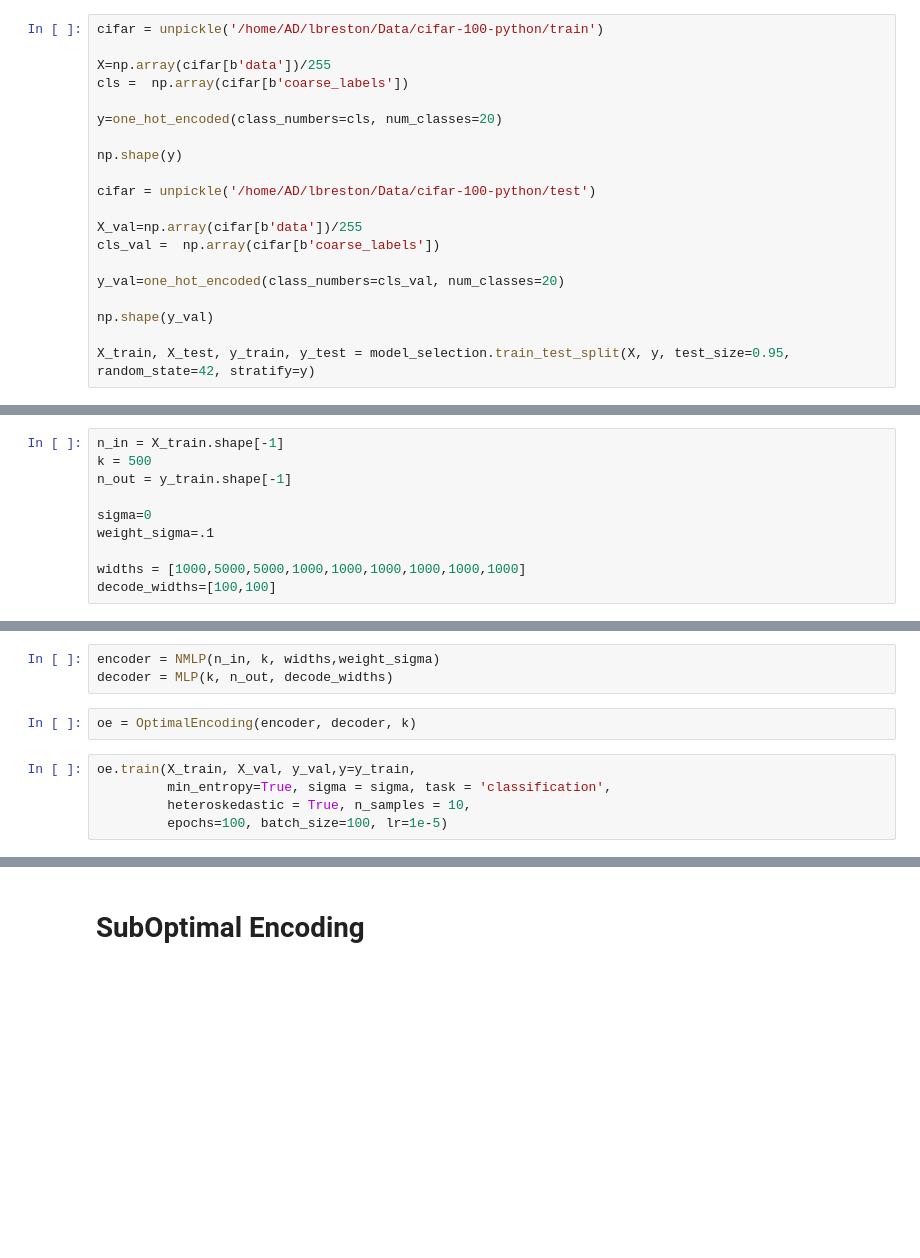
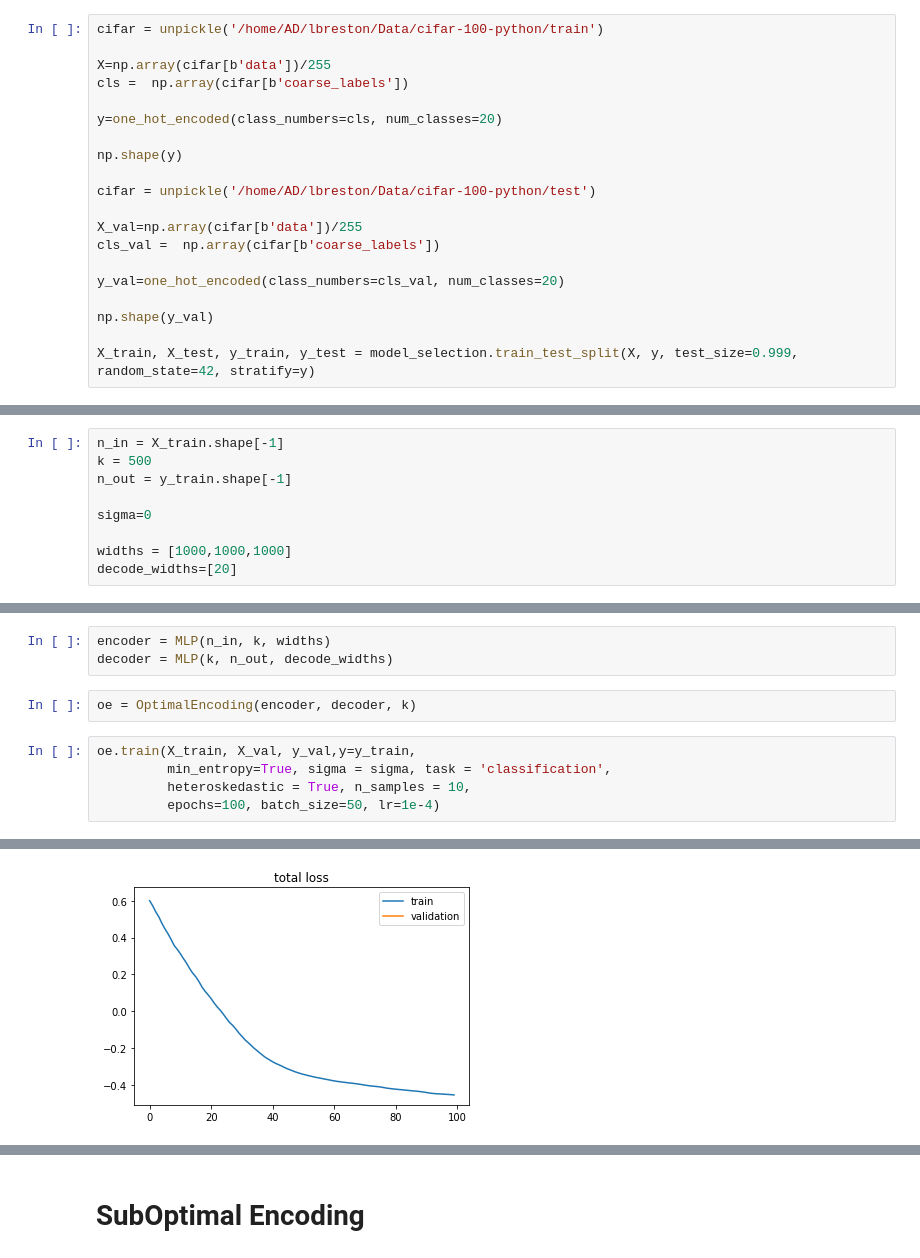
Before and after one commit to Hudsonnc/Optimal-Encoding, a Jupyter notebook: CIFAR-100 Classification Heteroskedastic.ipynb, the cells around one changed output, grey strips where cells are left out. Cells and saved outputs as stored; diff of their text form; blank space fills up the shorter version.

```diff
--- a/CIFAR-100 Classification Heteroskedastic.ipynb
+++ b/CIFAR-100 Classification Heteroskedastic.ipynb
@@ -36,7 +36,7 @@ y_val=one_hot_encoded(class_numbers=cls_val, num_classes=20)
 
 np.shape(y_val)
 
-X_train, X_test, y_train, y_test = model_selection.train_test_split(X, y, test_size=0.95, random_state=42, stratify=y)
+X_train, X_test, y_train, y_test = model_selection.train_test_split(X, y, test_size=0.999, random_state=42, stratify=y)
 # %%
 X_train.shape
 # %% [output]
@@ -74,10 +72,9 @@ k = 500
 n_out = y_train.shape[-1]
 
 sigma=0
-weight_sigma=.1
 
-widths = [1000,5000,5000,1000,1000,1000,1000,1000,1000]
-decode_widths=[100,100]
+widths = [1000,1000,1000]
+decode_widths=[20]
 # %%
 X_train.shape
 # %% [output]
@@ -85,5 +82,5 @@ X_train.shape
 # %%
-encoder = NMLP(n_in, k, widths,weight_sigma)
+encoder = MLP(n_in, k, widths)
 decoder = MLP(k, n_out, decode_widths)
 # %%
 oe = OptimalEncoding(encoder, decoder, k)
@@ -91,4 +88,5 @@ oe = OptimalEncoding(encoder, decoder, k)
 oe.train(X_train, X_val, y_val,y=y_train,
          min_entropy=True, sigma = sigma, task = 'classification',
          heteroskedastic = True, n_samples = 10,
-         epochs=100, batch_size=100, lr=1e-5)
+         epochs=100, batch_size=50, lr=1e-4)
+# %% [output]
@@ -94,0 +94 @@ oe.train(X_train, X_val, y_val,y=y_train,
+[figure, added]
```
Also changed, not shown: parts of 21 cells of this notebook, 25 other files.
